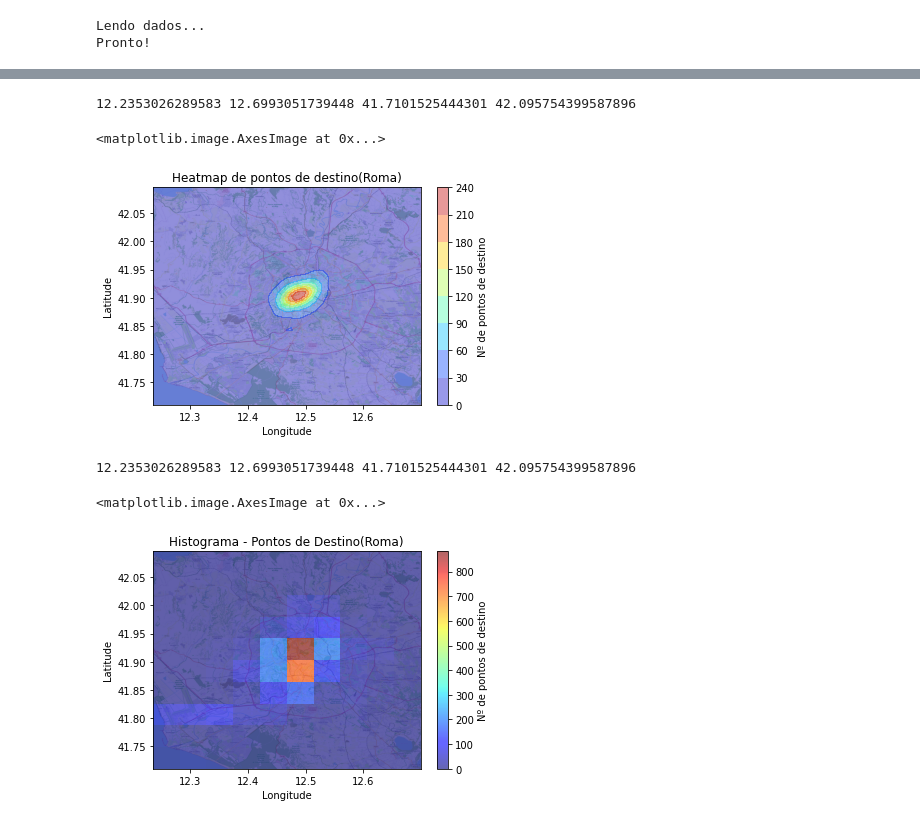
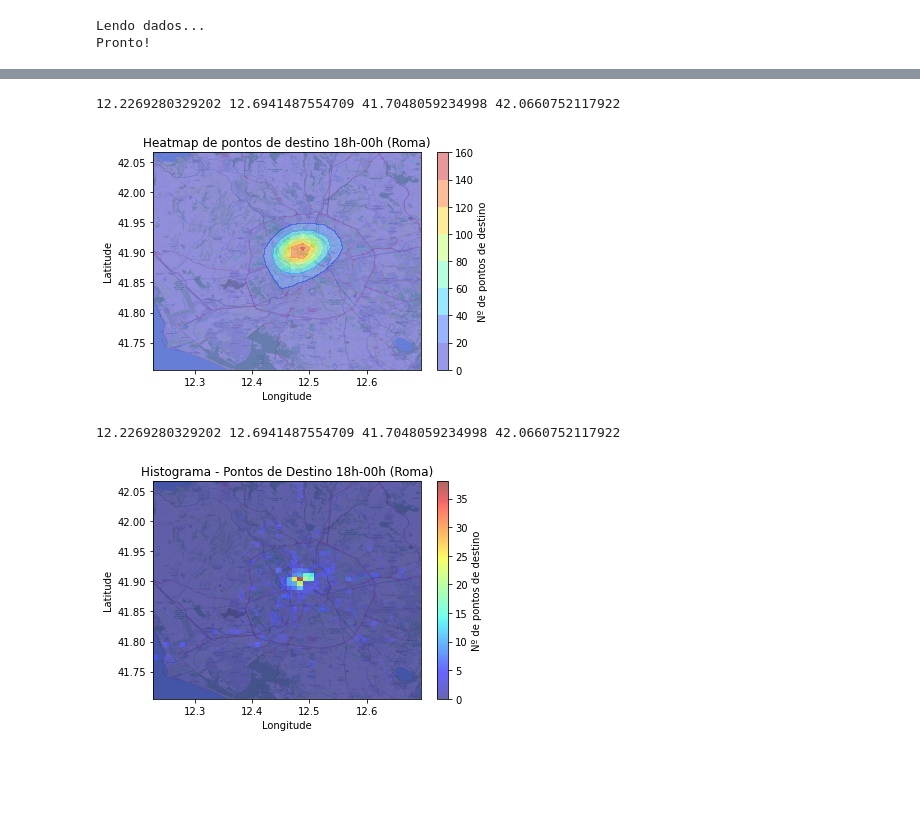
Before and after one commit to TulioNPL/Pesquisa, a Jupyter notebook: jupyter/mainRoma.ipynb, the cells around one changed output, grey strips where cells are left out. Saved outputs shown, nothing was run; the diff lists cells and outputs as text; code cells hidden in the pictures; blank space fills up the shorter version.

Commit message:
Gerados gráficos de análise espaço-temporal para Roma

```diff
--- a/jupyter/mainRoma.ipynb
+++ b/jupyter/mainRoma.ipynb
@@ -58,7 +58,7 @@ if platform.system() == 'Linux':
 elif platform.system() == 'Windows':
     path = 'C:/Users/Tulio/Documents/Code/Pesquisa'
 else:
-    path = '/Users/tuliopolido/Repos/Pesquisa'
+    path = '/Users/tuliopolido/Documents/Pesquisa'
 # %%
 def convertHaversine(lon1, lat1, lon2, lat2):
     """
@@ -238,11 +238,26 @@ def posOD():
                 inicio = df_id.index[stop-1]
                 fim = df_id.index[stop]
 
-                timeInicio = datetime.strptime(df_id['time'][inicio],'%Y-%d-%m %H:%M:%S')
-                manhaInicio = datetime.strptime("2014-02-04 00:00:00",'%Y-%d-%m %H:%M:%S')
-                manhaFim = datetime.strptime("2014-02-04 11:00:00",'%Y-%d-%m %H:%M:%S')
+                timeInicio = datetime.strptime(df_id['time'][inicio],'%Y-%m-%d %H:%M:%S')
+                horario1Inicio = datetime.strptime("2014-02-04 00:00:00",'%Y-%m-%d %H:%M:%S')
+                horario1Fim = datetime.strptime("2014-02-04 05:59:59",'%Y-%m-%d %H:%M:%S')
+                horario2Inicio = datetime.strptime("2014-02-04 06:00:00",'%Y-%m-%d %H:%M:%S')
+                horario2Fim = datetime.strptime("2014-02-04 11:59:59",'%Y-%m-%d %H:%M:%S')
+                horario3Inicio = datetime.strptime("2014-02-04 12:00:00",'%Y-%m-%d %H:%M:%S')
+                horario3Fim = datetime.strptime("2014-02-04 17:59:59",'%Y-%m-%d %H:%M:%S')
+                horario4Inicio = datetime.strptime("2014-02-04 18:00:00",'%Y-%m-%d %H:%M:%S')
+                horario4Fim = datetime.strptime("2014-02-04 23:59:59",'%Y-%m-%d %H:%M:%S')
 
-                if timeInicio >= manhaInicio and timeInicio <= manhaFim:
+                # horarioInicio = horario1Inicio
+                # horariofim = horario1Fim
+                # horarioInicio = horario2Inicio
+                # horariofim = horario2Fim
+                # horarioInicio = horario3Inicio
+                # horariofim = horario3Fim
+                horarioInicio = horario4Inicio
+                horariofim = horario4Fim
+
+                if timeInicio >= horarioInicio and timeInicio <= horariofim:
                 # if True:
                     x = df_id['lat_y'][inicio]
                     y = df_id['long_x'][inicio]
@@ -397,7 +402,7 @@ fig, ax = plt.subplots()
 plot = ax.contourf(xi, yi, zi.reshape(xi.shape), cmap=plt.cm.jet, alpha=0.4)
 fig.colorbar(plot,label="Nº de pontos de destino")
 
-ax.set_title('Heatmap de pontos de destino(Roma)')
+ax.set_title('Heatmap de pontos de destino 18h-00h (Roma)')
 ax.set_xlim(x.min(), x.max())
 ax.set_ylim(y.min(), y.max())
 plt.xlabel('Longitude')
@@ -406,47 +411,45 @@ plt.ylabel('Latitude')
 # you can also overlay your soccer field
 im = plt.imread(path+'/img/backmap_all_Roma1.png')
 ax.imshow(im, extent=[x.min(), x.max(), y.min(), y.max()], aspect='auto')
-# plt.savefig(path+"/img/mapaCalorDestino_Roma3b.png", dpi=300, transparent=False, facecolor='white')
+plt.savefig(path+"/img/mapaCalorDestino_Roma3b_18To0.png", dpi=300, transparent=False, facecolor='white')
 # %% [output]
-12.2353026289583 12.6993051739448 41.7101525444301 42.095754399587896
+12.2269280329202 12.6941487554709 41.7048059234998 42.0660752117922
-<matplotlib.image.AxesImage at 0x...>
-[figure, old version]
+[figure, new version]
 # %%
 ### Plota um histograma 2D dos destinos das trips
 x = []
 y = []
 
 for i in range(len(posDestino['long'])):
     if posDestino['long'][i] > 12.2 and posDestino['long'][i] < 12.7 and\
             posDestino['lat'][i] > 41.7 and posDestino['lat'][i] < 42.1:
         x.append(posDestino['long'][i])
         y.append(posDestino['lat'][i])
 
 x = np.array(x)
 y = np.array(y)
 
 print(x.min(), x.max(), y.min(), y.max())
 
 fig, ax = plt.subplots()
 
 # alpha=0.5 will make the plots semitransparent
-plt.hist2d(x, y,bins =(10,10), cmap=plt.cm.jet, alpha=0.6)
+plt.hist2d(x, y,bins =(50,50), cmap=plt.cm.jet, alpha=0.6)
 
-ax.set_title('Histograma - Pontos de Destino(Roma)')
+ax.set_title('Histograma - Pontos de Destino 18h-00h (Roma)')
 ax.set_xlim(x.min(), x.max())
 ax.set_ylim(y.min(), y.max())
 plt.xlabel('Longitude')
 plt.ylabel('Latitude')
 
 # you can also overlay your soccer field
 plt.colorbar(label="Nº de pontos de destino")
 im = plt.imread(path+'/img/backmap_all_Roma1.png')
 ax.imshow(im, extent=[x.min(), x.max(), y.min(), y.max()], aspect='auto')
-# plt.savefig(path+"/img/hist2d_dest_Roma10x10.png", dpi=300, transparent=False, facecolor='white')
+plt.savefig(path+"/img/hist2d_dest_Roma50x50_18To0.png", dpi=300, transparent=False, facecolor='white')
 # %% [output]
-12.2353026289583 12.6993051739448 41.7101525444301 42.095754399587896
+12.2269280329202 12.6941487554709 41.7048059234998 42.0660752117922
-<matplotlib.image.AxesImage at 0x...>
-[figure, old version]
+[figure, new version]
 # %%
 ### Plota um heatmap das origens das trips
 
```
Also changed, not shown: parts of 8 cells of this notebook, 1 other file.
